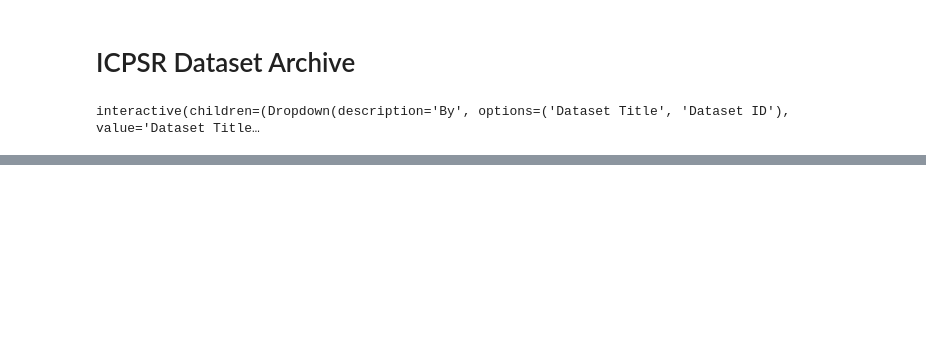
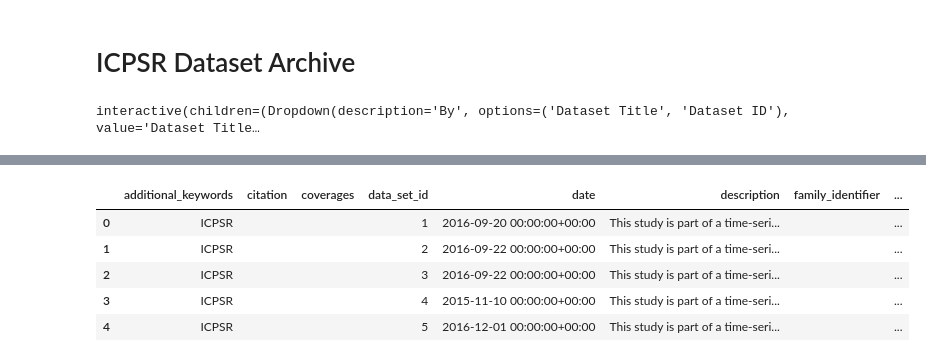
Before and after one commit to rich-context-capstone-2019/Rich-Context-Capstone, a Jupyter notebook: ICPSR_Archive.ipynb, the cells around one changed output, grey strips where cells are left out. Drawn from its saved outputs; the diff is of its cells as text; code cells hidden in the pictures; blank space fills up the shorter version.

```diff
--- a/ICPSR_Archive.ipynb
+++ b/ICPSR_Archive.ipynb
@@ -3,10 +3,10 @@
 # %%
 from IPython.display import display
 from ipywidgets import interact, interactive, fixed, interact_manual, HBox, VBox, Label
-
 import ipywidgets as widgets
 import pandas as pd
 import qgrid
+pd.set_option('display.max_colwidth', -1)
 
 datasets = pd.read_json('data/data_sets.json')
 # %%
@@ -93,3 +108,12 @@ display(output)
 Label(value='Press to generate random set of recommendations')
 [interactive output not drawn]
 [interactive output not drawn]
+# %%
+df_datasets.head()
+# %% [output]
+|  | additional_keywords | citation | coverages | data_set_id | date | description | family_identifier | ... |
+| 0 | ICPSR |  |  | 1 | 2016-09-20 00:00:00+00:00 | This study is part of a time-seri... |  | ... |
+| 1 | ICPSR |  |  | 2 | 2016-09-22 00:00:00+00:00 | This study is part of a time-seri... |  | ... |
+| 2 | ICPSR |  |  | 3 | 2016-09-22 00:00:00+00:00 | This study is part of a time-seri... |  | ... |
+| 3 | ICPSR |  |  | 4 | 2015-11-10 00:00:00+00:00 | This study is part of a time-seri... |  | ... |
+| 4 | ICPSR |  |  | 5 | 2016-12-01 00:00:00+00:00 | This study is part of a time-seri... |  | ... |
```
Also changed, not shown: parts of 3 cells of this notebook.
